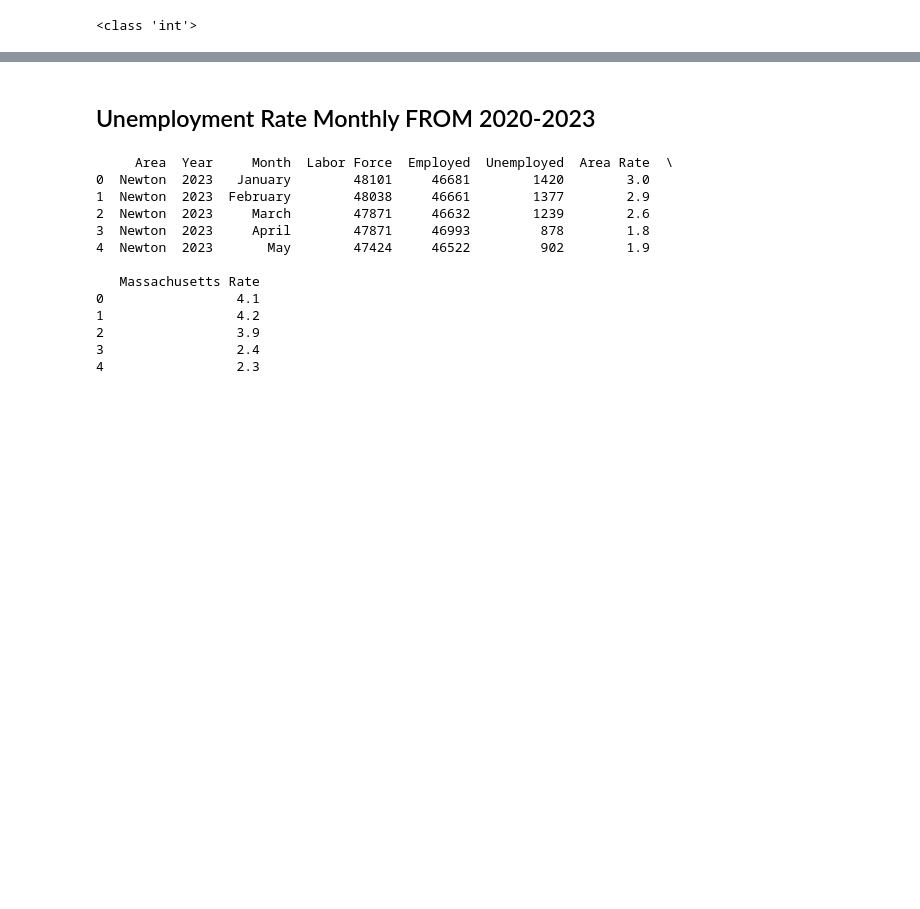
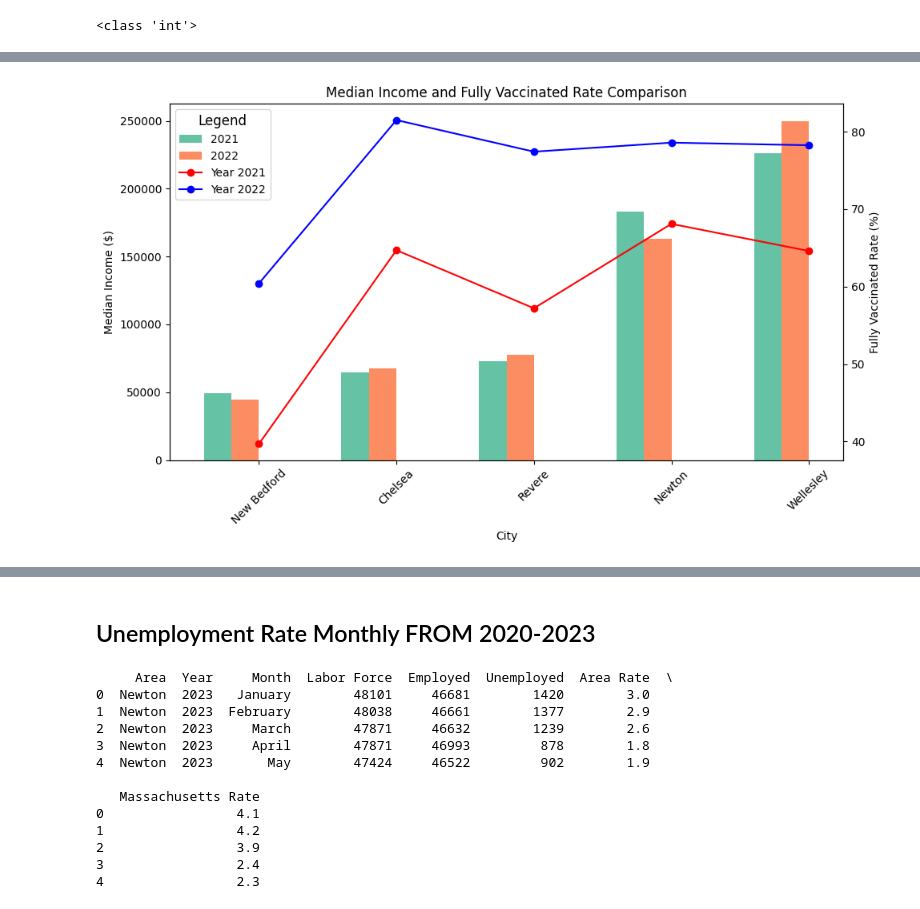
Before and after one commit to BU-Spark/ds-bch-vaccine-equity, a Jupyter notebook: fa23-team/src/income_unemployment.ipynb, the cells around one changed output, grey strips where cells are left out. Drawn from its saved outputs; the diff is of its cells as text; code cells hidden in the pictures; blank space fills up the shorter version.

```diff
--- a/fa23-team/src/income_unemployment.ipynb
+++ b/fa23-team/src/income_unemployment.ipynb
@@ -150,0 +146,7 @@ print(type(newton_income_2022))
+# %%
+df_fully_vac_rate = average_yearly_vaccination_rate[(average_yearly_vaccination_rate['year'] == 2022) | (average_yearly_vaccination_rate['year'] == 2021)]
+# %%
+new_order = ['New Bedford', 'Chelsea', 'Revere', 'Newton', 'Wellesley']
+
+# Reordering the DataFrame based on the new order of cities
+df_fully_vac_rate = df_fully_vac_rate.set_index('city').loc[new_order].reset_index()
@@ -171,0 +187,43 @@ plt.show()
+# %%
+# Create a figure and axes for the bar chart
+fig, ax1 = plt.subplots(figsize=(10, 6))
+
+
+
+# Plot the income data on the primary y-axis with a custom color palette
+palette = sns.color_palette("Set2", len(df.columns))
+df.plot(kind='bar', ax=ax1, width=0.4, position=1, color=palette)
+ax1.set_ylabel('Median Income ($)')
+ax1.set_xlabel('City')
+ax1.set_title('Median Income and Fully Vaccinated Rate Comparison')
+
+# Get the x-axis positions and labels for both axes
+x_positions = range(len(df))
+x_labels = df.index.tolist()
+
+# Set the x-axis positions and labels for both axes
+ax1.set_xticks(x_positions)
+ax1.set_xticklabels(x_labels, rotation=45)
+
+# Create a second y-axis on the right for fully_vac_rate
+ax2 = ax1.twinx()
+
+line_colors = ['red', 'blue']
+
+# Plot fully_vac_rate data on ax2 for each year
+for i, year in enumerate(df_fully_vac_rate['year'].unique()):
+    year_data = df_fully_vac_rate[df_fully_vac_rate['year'] == year]
+    ax2.plot(x_positions, year_data['fully_vac_rate'], marker='o', label=f'Year {year}', color=line_colors[i % len(line_colors)])
+
+ax2.set_ylabel('Fully Vaccinated Rate (%)')
+
+# Customize legend for both axes
+lines1, labels1 = ax1.get_legend_handles_labels()
+lines2, labels2 = ax2.get_legend_handles_labels()
+ax1.legend(lines1 + lines2, labels1 + labels2, loc='upper left', title='Legend', title_fontsize=12)
+
+# Show the plot
+plt.tight_layout()
+plt.show()
+# %% [output]
+[figure, added]
```
Also changed, not shown: parts of 19 cells of this notebook, 2 other files.
